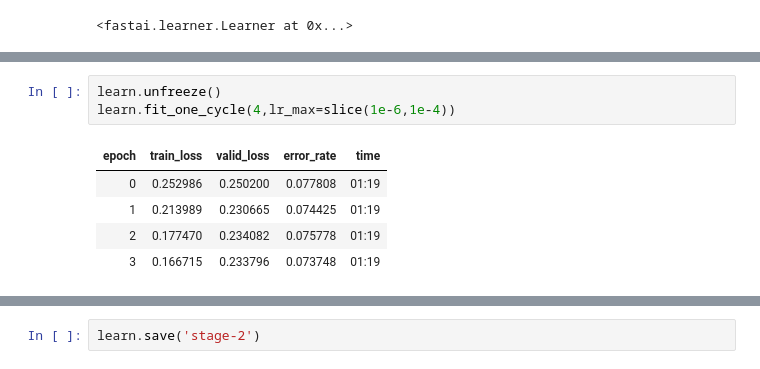
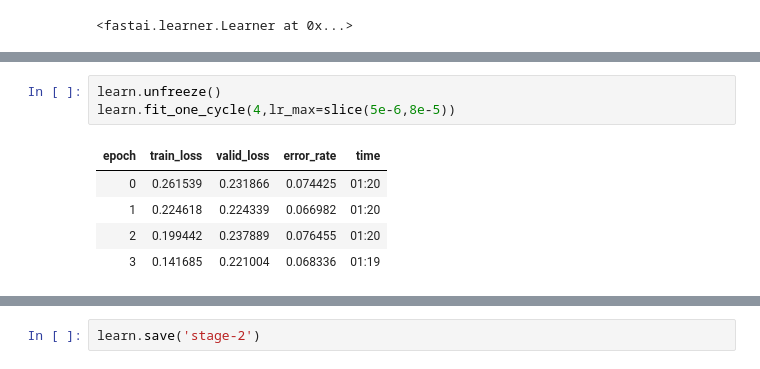
Before and after one commit to pnvijay/walk_with_fastai, a Jupyter notebook: 1_PETS.ipynb, the cells around one changed output, grey strips where cells are left out. Cells and saved outputs as stored; diff of their text form.

```diff
--- a/1_PETS.ipynb
+++ b/1_PETS.ipynb
@@ -206,9 +228,9 @@ SuggestedLRs(lr_min=1.58489319801447e-07, lr_steep=9.12010818865383e-07)
 # %%
 learn.unfreeze()
-learn.fit_one_cycle(4,lr_max=slice(1e-6,1e-4))
+learn.fit_one_cycle(4,lr_max=slice(5e-6,8e-5))
 # %% [output]
 | epoch | train_loss | valid_loss | error_rate | time |
-| 0 | 0.252986 | 0.250200 | 0.077808 | 01:19 |
-| 1 | 0.213989 | 0.230665 | 0.074425 | 01:19 |
-| 2 | 0.177470 | 0.234082 | 0.075778 | 01:19 |
-| 3 | 0.166715 | 0.233796 | 0.073748 | 01:19 |
+| 0 | 0.261539 | 0.231866 | 0.074425 | 01:20 |
+| 1 | 0.224618 | 0.224339 | 0.066982 | 01:20 |
+| 2 | 0.199442 | 0.237889 | 0.076455 | 01:20 |
+| 3 | 0.141685 | 0.221004 | 0.068336 | 01:19 |
```
Also changed, not shown: parts of 22 cells of this notebook.
